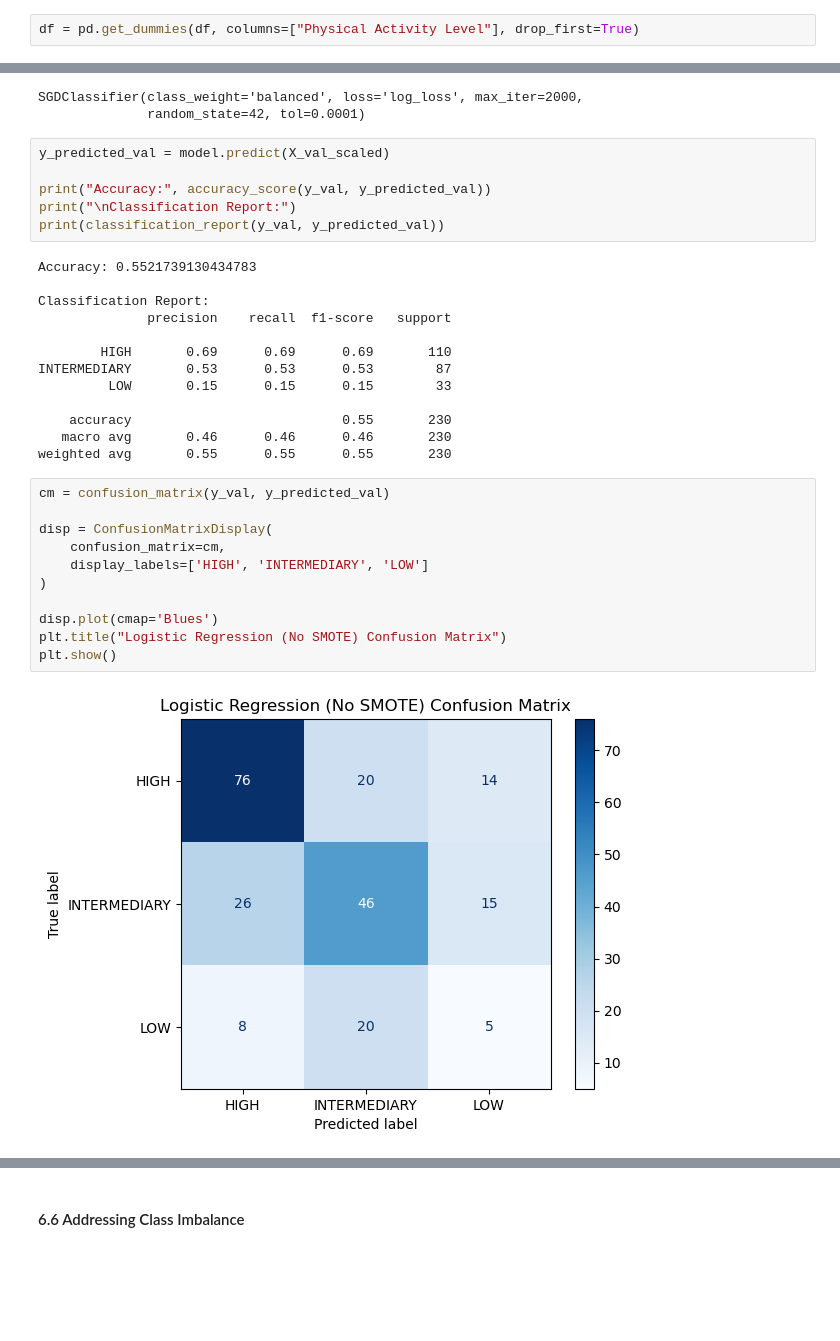
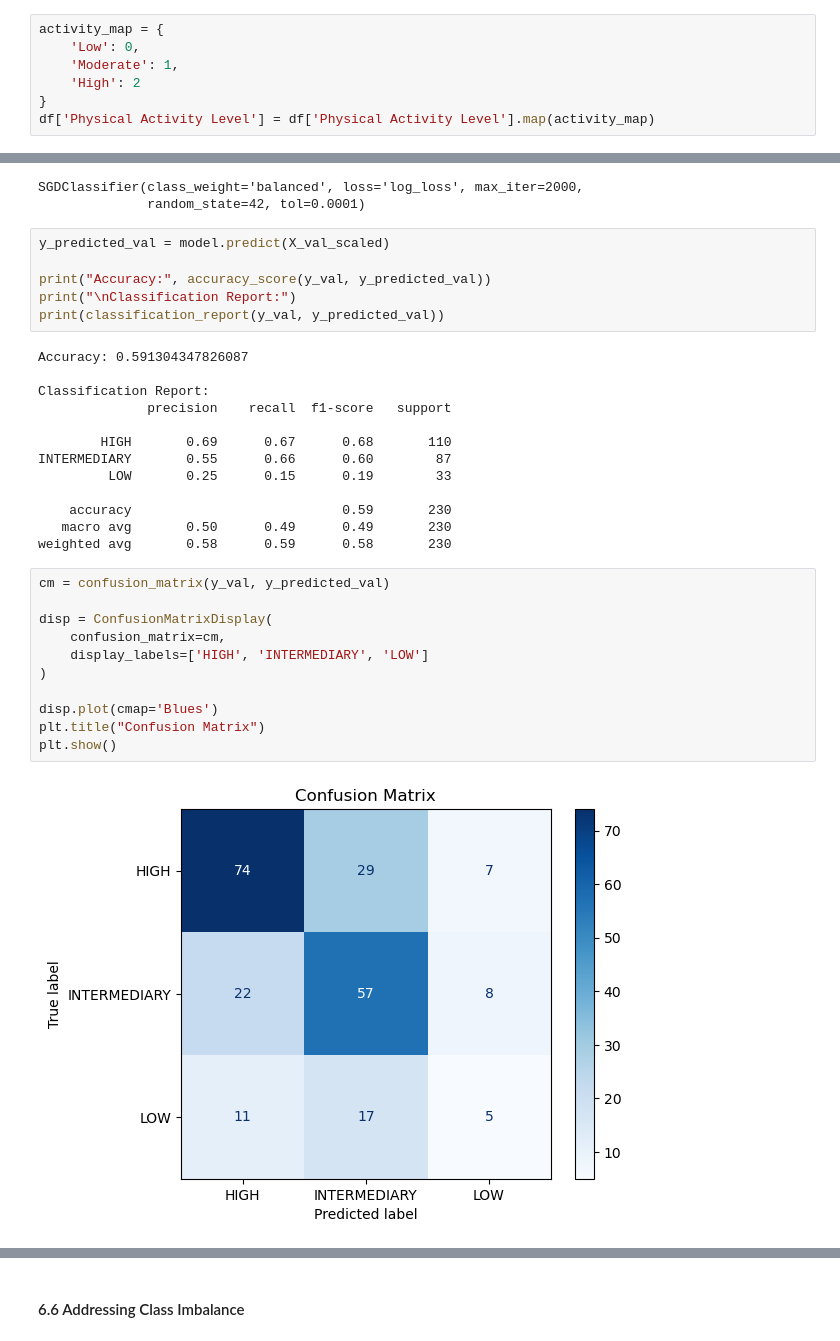
Before and after one commit to shampeyndadi/STINTSY_MCO, a Jupyter notebook: MCO.ipynb, the cells around one changed output, grey strips where cells are left out. Saved outputs shown, nothing was run; the diff lists cells and outputs as text; blank space fills up the shorter version.

```diff
--- a/MCO.ipynb
+++ b/MCO.ipynb
@@ -805,7 +805,12 @@ for col in binary_cols:
     if col in df.columns:
         df[col] = df[col].map({'Y': 1, 'N': 0})
 # %%
-df = pd.get_dummies(df, columns=["Physical Activity Level"], drop_first=True)
+activity_map = {
+    'Low': 0,
+    'Moderate': 1,
+    'High': 2
+}
+df['Physical Activity Level'] = df['Physical Activity Level'].map(activity_map)
 # %% [markdown]
 #### 6.3 Train/Test/Validation Split
 # %% [markdown]
@@ -896,28 +901,28 @@ print("Accuracy:", accuracy_score(y_val, y_predicted_val))
 print("\nClassification Report:")
 print(classification_report(y_val, y_predicted_val))
 # %% [output]
-Accuracy: 0.5521739130434783
+Accuracy: 0.591304347826087
 
 Classification Report:
               precision    recall  f1-score   support
 
-        HIGH       0.69      0.69      0.69       110
-INTERMEDIARY       0.53      0.53      0.53        87
-         LOW       0.15      0.15      0.15        33
+        HIGH       0.69      0.67      0.68       110
+INTERMEDIARY       0.55      0.66      0.60        87
+         LOW       0.25      0.15      0.19        33
 
-    accuracy                           0.55       230
-   macro avg       0.46      0.46      0.46       230
-weighted avg       0.55      0.55      0.55       230
+    accuracy                           0.59       230
+   macro avg       0.50      0.49      0.49       230
+weighted avg       0.58      0.59      0.58       230
 # %%
 cm = confusion_matrix(y_val, y_predicted_val)
 
 disp = ConfusionMatrixDisplay(
     confusion_matrix=cm,
     display_labels=['HIGH', 'INTERMEDIARY', 'LOW']
 )
 
 disp.plot(cmap='Blues')
-plt.title("Logistic Regression (No SMOTE) Confusion Matrix")
+plt.title("Confusion Matrix")
 plt.show()
 # %% [output]
-[figure, old version]
+[figure, new version]
```
Also changed, not shown: parts of 54 cells of this notebook.
